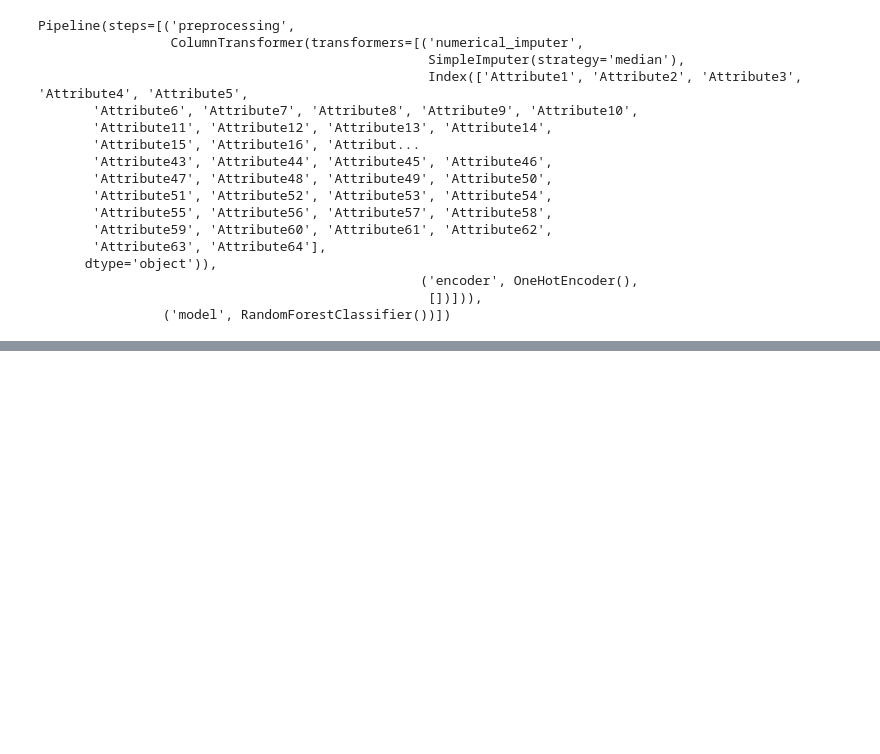
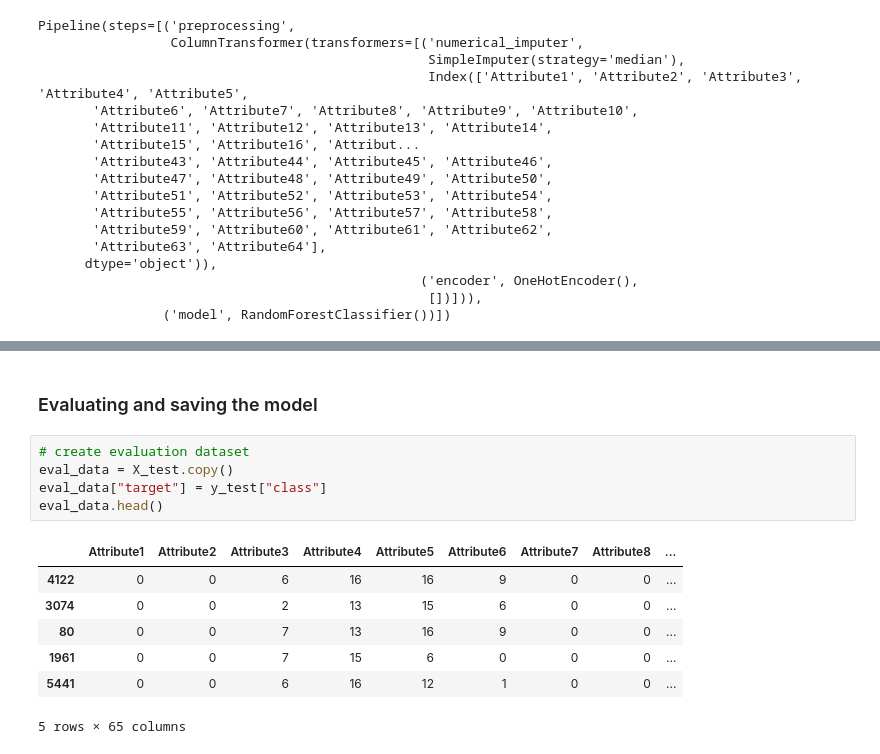
Before and after one commit to manuelgilm/mlflow_for_ml_dev, a Jupyter notebook: mlflow_for_ml_dev/notebooks/traditional_ml_evaluation/example_evaluation_classifier.ipynb, the cells around one changed output, grey strips where cells are left out. Cells and saved outputs as stored; diff of their text form; blank space fills up the shorter version.

```diff
--- a/mlflow_for_ml_dev/notebooks/traditional_ml_evaluation/example_evaluation_classifier.ipynb
+++ b/mlflow_for_ml_dev/notebooks/traditional_ml_evaluation/example_evaluation_classifier.ipynb
@@ -107,2 +100,17 @@ for i in range(10):
 # %% [output]
 [figure]
+# %% [markdown]
+### Evaluating and saving the model
+# %%
+# create evaluation dataset
+eval_data = X_test.copy()
+eval_data["target"] = y_test["class"]
+eval_data.head()
+# %% [output]
+|  | Attribute1 | Attribute2 | Attribute3 | Attribute4 | Attribute5 | Attribute6 | Attribute7 | Attribute8 | ... |
+| 4122 | 0 | 0 | 6 | 16 | 16 | 9 | 0 | 0 | ... |
+| 3074 | 0 | 0 | 2 | 13 | 15 | 6 | 0 | 0 | ... |
+| 80 | 0 | 0 | 7 | 13 | 16 | 9 | 0 | 0 | ... |
+| 1961 | 0 | 0 | 7 | 15 | 6 | 0 | 0 | 0 | ... |
+| 5441 | 0 | 0 | 6 | 16 | 12 | 1 | 0 | 0 | ... |
+5 rows × 65 columns
```
Also changed, not shown: parts of 26 cells of this notebook, 2 other files.
